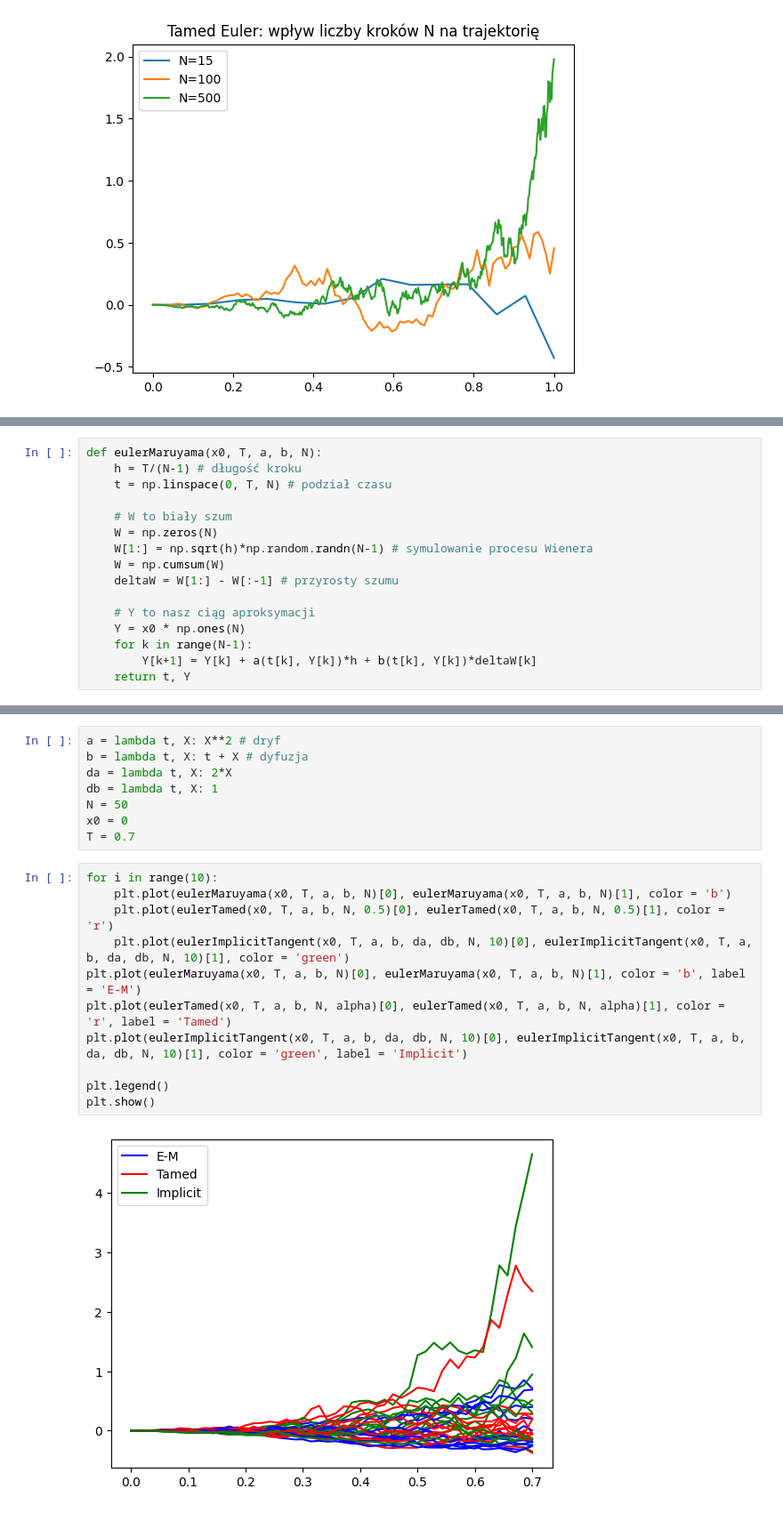
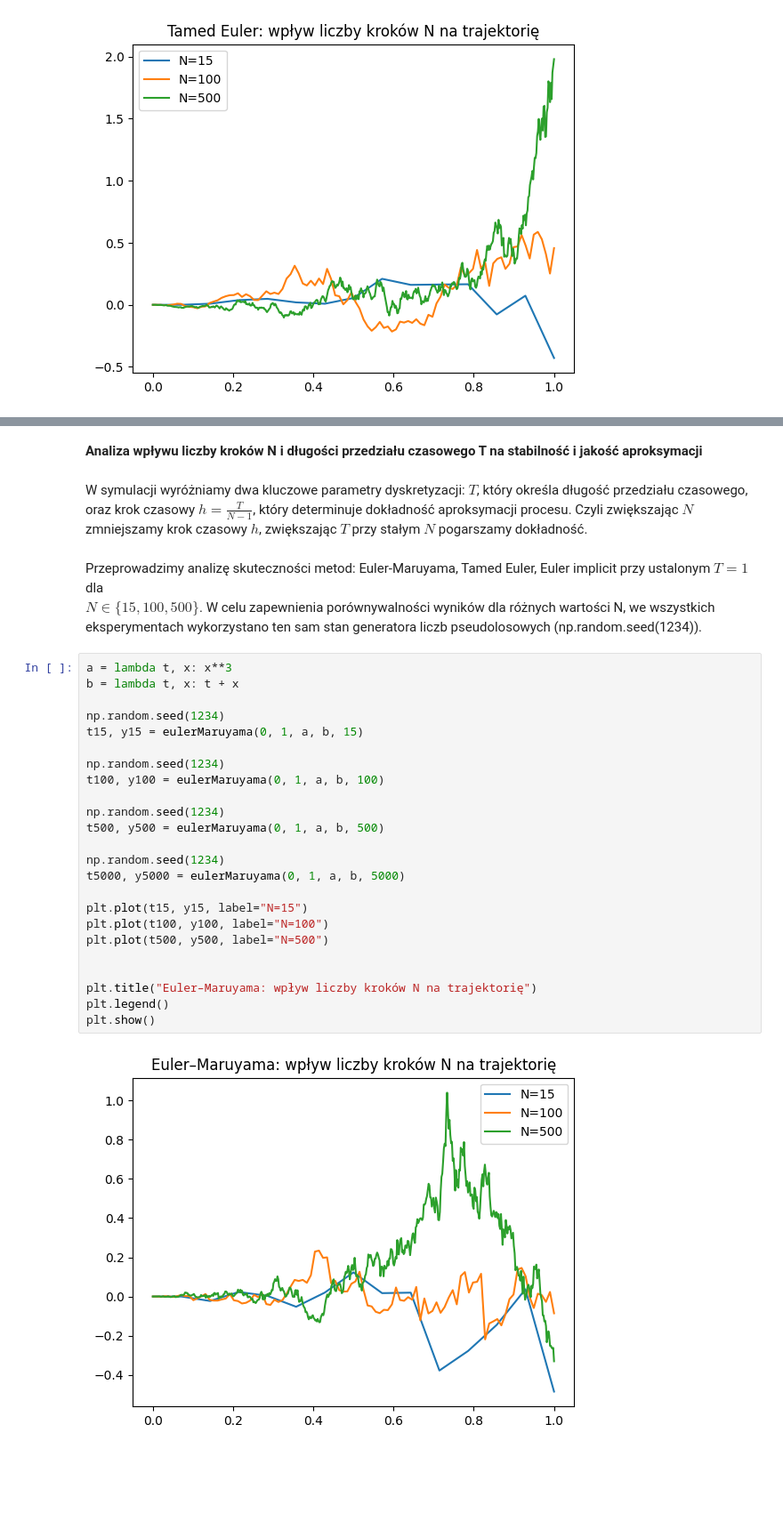
Before and after one commit to Hel4r/MNSRR-projekt-zaliczeniowy, a Jupyter notebook: symulacja.ipynb, the cells around one changed output, grey strips where cells are left out. Shown at 89% size. Cells and saved outputs as stored; diff of their text form; blank space fills up the shorter version.

Commit message:
Edycja błędów dla metod

```diff
--- a/symulacja.ipynb
+++ b/symulacja.ipynb
@@ -426,16 +401,0 @@ import sympy as sp
-# %%
-def eulerMaruyama(x0, T, a, b, N):
-    h = T/(N-1) # długość kroku
-    t = np.linspace(0, T, N) # podział czasu
-
-    # W to biały szum
-    W = np.zeros(N)
-    W[1:] = np.sqrt(h)*np.random.randn(N-1) # symulowanie procesu Wienera
-    W = np.cumsum(W)
-    deltaW = W[1:] - W[:-1] # przyrosty szumu
-
-    # Y to nasz ciąg aproksymacji
-    Y = x0 * np.ones(N)
-    for k in range(N-1):
-        Y[k+1] = Y[k] + a(t[k], Y[k])*h + b(t[k], Y[k])*deltaW[k]
-    return t, Y
@@ -610,21 +402,33 @@ plt.show()
-# %%
-a = lambda t, X: X**2 # dryf
-b = lambda t, X: t + X # dyfuzja
-da = lambda t, X: 2*X
-db = lambda t, X: 1
-N = 50
-x0 = 0
-T = 0.7
-# %%
-for i in range(10):
-    plt.plot(eulerMaruyama(x0, T, a, b, N)[0], eulerMaruyama(x0, T, a, b, N)[1], color = 'b')
-    plt.plot(eulerTamed(x0, T, a, b, N, 0.5)[0], eulerTamed(x0, T, a, b, N, 0.5)[1], color = 'r')
-    plt.plot(eulerImplicitTangent(x0, T, a, b, da, db, N, 10)[0], eulerImplicitTangent(x0, T, a, b, da, db, N, 10)[1], color = 'green')
-plt.plot(eulerMaruyama(x0, T, a, b, N)[0], eulerMaruyama(x0, T, a, b, N)[1], color = 'b', label = 'E-M')
-plt.plot(eulerTamed(x0, T, a, b, N, alpha)[0], eulerTamed(x0, T, a, b, N, alpha)[1], color = 'r', label = 'Tamed')
-plt.plot(eulerImplicitTangent(x0, T, a, b, da, db, N, 10)[0], eulerImplicitTangent(x0, T, a, b, da, db, N, 10)[1], color = 'green', label = 'Implicit')
-
-plt.legend()
-plt.show()
-# %% [output]
-[figure, removed]
+# %% [markdown]
+**Analiza wpływu liczby kroków N i długości przedziału czasowego T na stabilność i jakość aproksymacji**
+# %% [markdown]
+W symulacji wyróżniamy dwa kluczowe parametry dyskretyzacji: $T$, który określa długość przedziału czasowego, oraz krok czasowy $h = \frac{T}{N-1}$, który determinuje dokładność aproksymacji procesu. Czyli zwiększając $N$ zmniejszamy krok czasowy $h$, zwiększając $T$ przy stałym $N$ pogarszamy dokładność.
+# %% [markdown]
+Przeprowadzimy analizę skuteczności metod: Euler-Maruyama, Tamed Euler, Euler implicit przy ustalonym $T=1$ dla \
+$N \in \{ 15, 100, 500 \}$. W celu zapewnienia porównywalności wyników dla różnych wartości N, we wszystkich eksperymentach wykorzystano ten sam stan generatora liczb pseudolosowych (np.random.seed(1234)).
+# %%
+a = lambda t, x: x**3
+b = lambda t, x: t + x
+
+np.random.seed(1234)
+t15, y15 = eulerMaruyama(0, 1, a, b, 15)
+
+np.random.seed(1234)
+t100, y100 = eulerMaruyama(0, 1, a, b, 100)
+
+np.random.seed(1234)
+t500, y500 = eulerMaruyama(0, 1, a, b, 500)
+
+np.random.seed(1234)
+t5000, y5000 = eulerMaruyama(0, 1, a, b, 5000)
+
+plt.plot(t15, y15, label="N=15")
+plt.plot(t100, y100, label="N=100")
+plt.plot(t500, y500, label="N=500")
+
+
+plt.title("Euler–Maruyama: wpływ liczby kroków N na trajektorię")
+plt.legend()
+plt.show()
+# %% [output]
+[figure, added]
```
Also changed, not shown: parts of 28 cells of this notebook.
